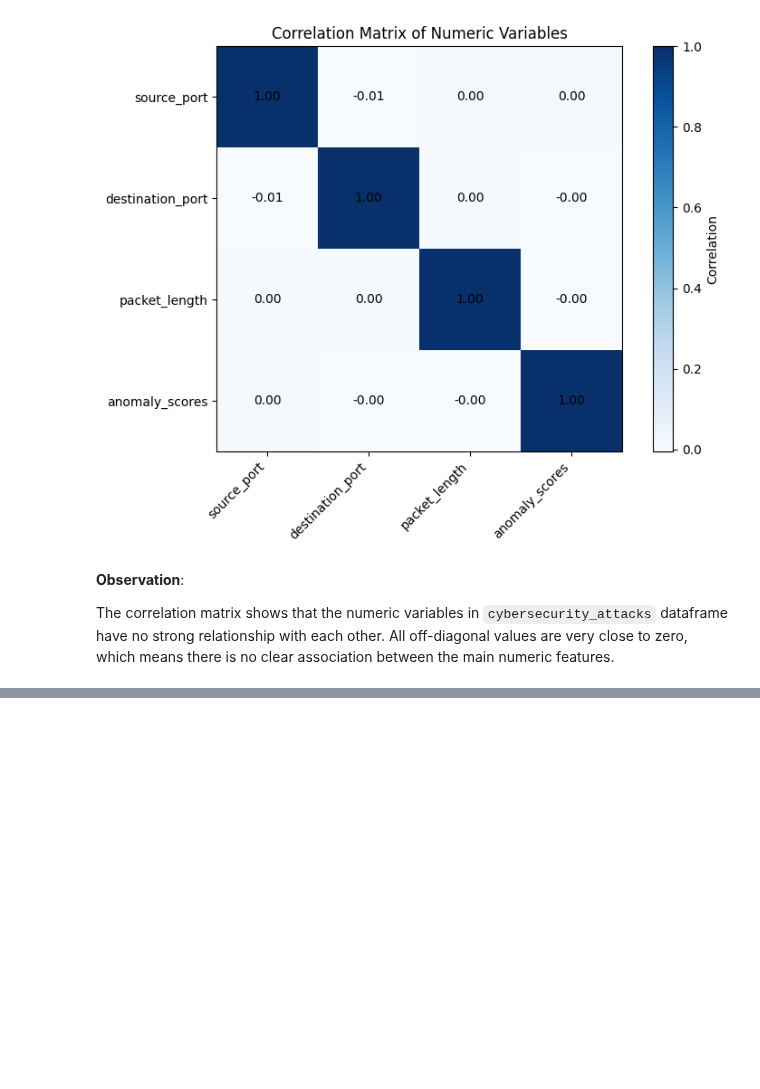
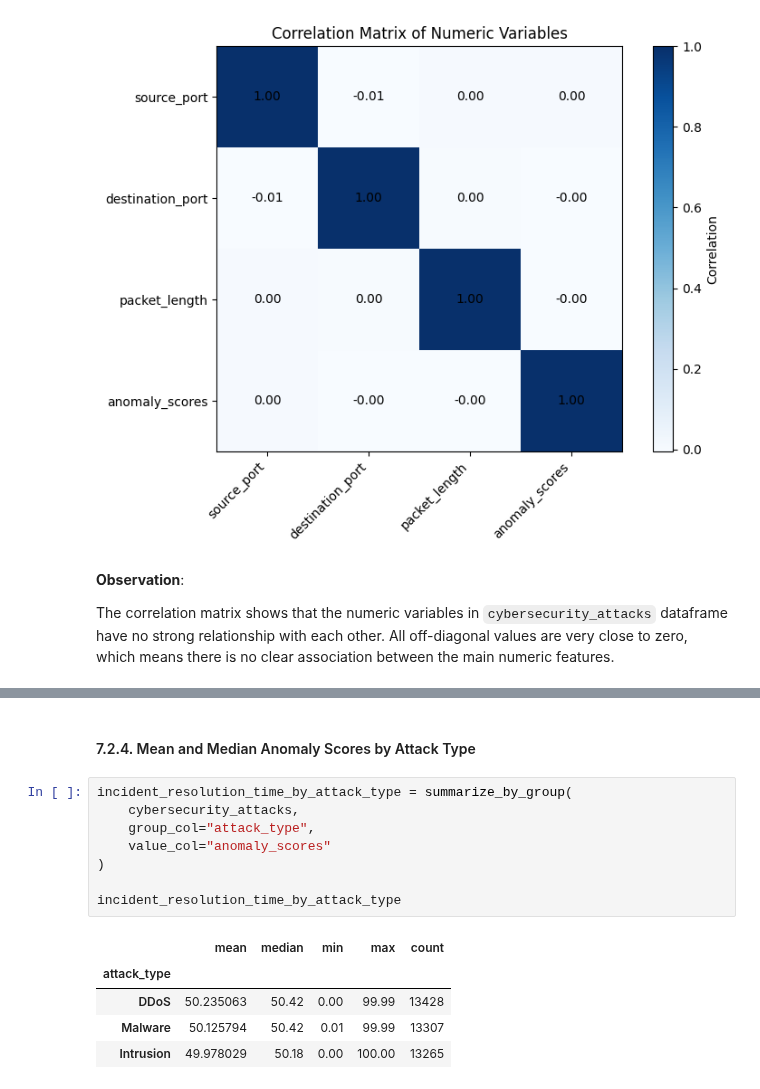
Before and after one commit to AlexanderPanagyurski/cyberattack-severity-analysis, a Jupyter notebook: Drivers of Cyberattack Severity.ipynb, the cells around one changed output, grey strips where cells are left out. Drawn from its saved outputs; the diff is of its cells as text; blank space fills up the shorter version.

```diff
--- a/Drivers of Cyberattack Severity.ipynb
+++ b/Drivers of Cyberattack Severity.ipynb
@@ -1885,0 +1946,16 @@ The correlation matrix shows that the numeric variables in `cybersecurity_attack
+# %% [markdown]
+#### 7.2.4. Mean and Median Anomaly Scores by Attack Type
+# %%
+incident_resolution_time_by_attack_type = summarize_by_group(
+    cybersecurity_attacks,
+    group_col="attack_type",
+    value_col="anomaly_scores"
+)
+
+incident_resolution_time_by_attack_type
+# %% [output]
+|  | mean | median | min | max | count |
+| attack_type |  |  |  |  |  |
+| DDoS | 50.235063 | 50.42 | 0.00 | 99.99 | 13428 |
+| Malware | 50.125794 | 50.42 | 0.01 | 99.99 | 13307 |
+| Intrusion | 49.978029 | 50.18 | 0.00 | 100.00 | 13265 |
```
Also changed, not shown: parts of 5 cells of this notebook.
